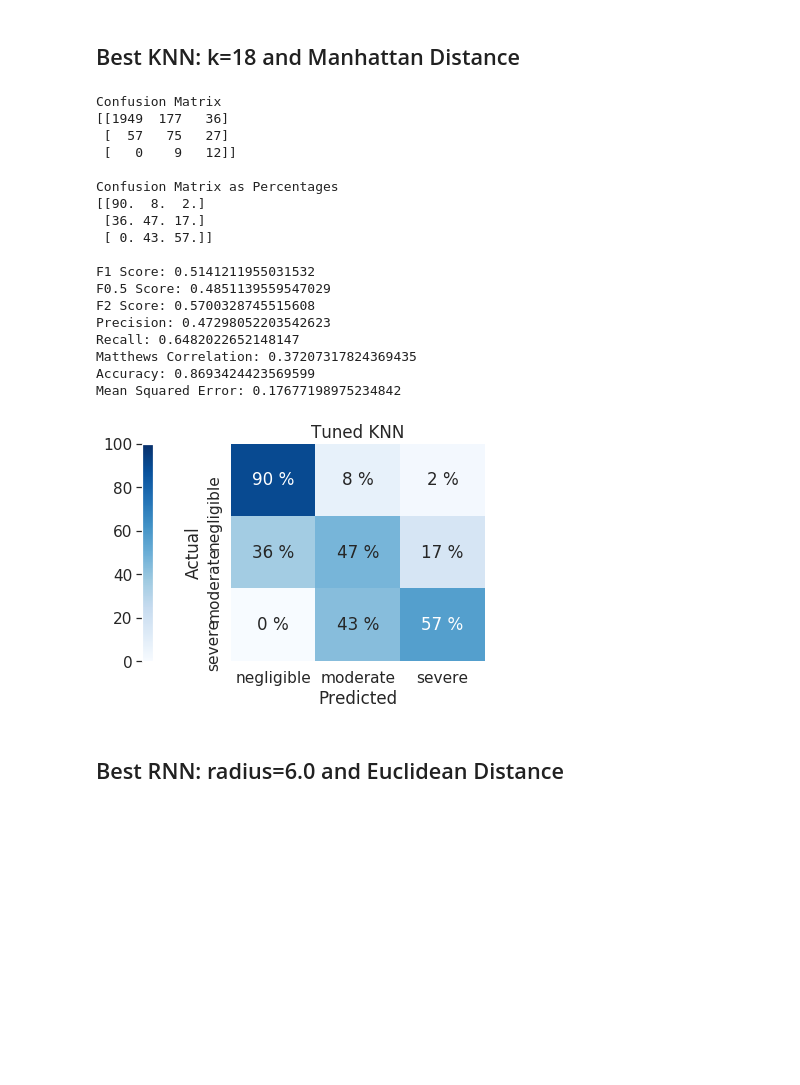
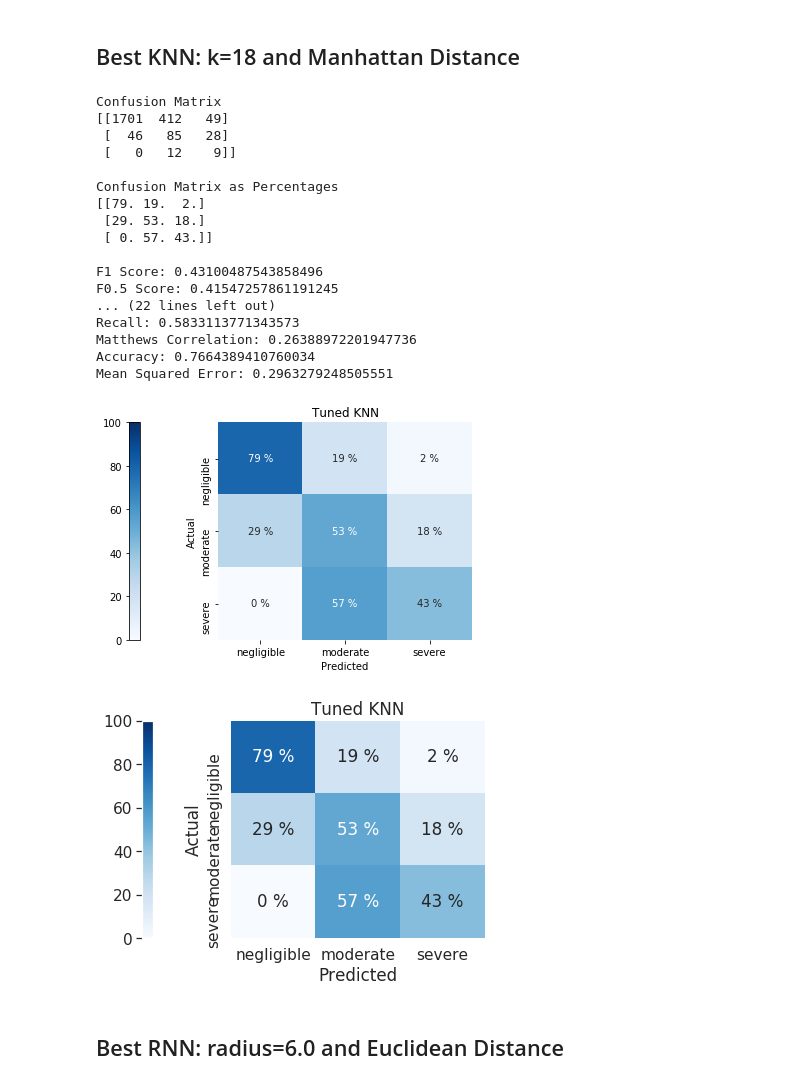
Before and after one commit to zaneddennis/tornado_v2, a Jupyter notebook: ZDD-Neighbors.ipynb, the cells around one changed output. Cells and saved outputs as stored; diff of their text form; code cells hidden in the pictures; blank space fills up the shorter version.

```diff
--- a/ZDD-Neighbors.ipynb
+++ b/ZDD-Neighbors.ipynb
@@ -81,8 +110,12 @@ def crossValidate(clf):
 # %%
+sm = SMOTE(sampling_strategy='not majority')
+X_train_balanced, y_train_balanced = sm.fit_resample(X, y.values.ravel())
+
+knn.fit(X_train_balanced, y_train_balanced)
+rnn.fit(X_train_balanced, y_train_balanced)
 for c in [knn, rnn]:
-    cm, f1, r = crossValidate(c)
-    cm = np.array([np.round(cm[i]/sum(cm[i]), 3) for i in range(len(cm))])
-    print(cm)
-    print(f1, r)
-    print()
+    #cm, f1, r = crossValidate(c)
+    #cm = np.array([np.round(cm[i]/sum(cm[i]), 3) for i in range(len(cm))])
+    y_pred = c.predict(X_val)
+    print(recall_score(y_pred, y_val, average="macro"))
 # %% [output]
@@ -103,11 +129,11 @@ for c in [knn, rnn]:
 # %%
 krange = range(1, 20)
 # %%
-"""for k in krange:
+for k in krange:
     print(k)
     for m in ["euclidean", "manhattan"]:
         knn = KNeighborsClassifier(n_neighbors=k, metric=m)
         cm, f1, recall = crossValidate(knn)
         cm = np.array([np.round(cm[i]/sum(cm[i]), 3) for i in range(len(cm))])
-        print(cm, f1, recall)"""
+        print(cm, f1, recall)
 # %% [output]
@@ -120,11 +162,11 @@ krange = range(1, 20)
 # %%
 rrange = np.arange(2.5, 12.0, 0.5)
 # %%
-"""for r in rrange:
+for r in rrange:
     print(r)
     for m in ["euclidean", "manhattan"]:
         rnn = RadiusNeighborsClassifier(outlier_label=0, radius=r, metric=m)
         cm, f1, recall = crossValidate(rnn)
         cm = np.array([np.round(cm[i]/sum(cm[i]), 3) for i in range(len(cm))])
-        print(cm, f1, recall)"""
+        print(cm, f1, recall)
 # %% [output]
@@ -199,32 +248,33 @@ def metrix(modelname, validation, predicted):
 # %%
 knn = KNeighborsClassifier(n_neighbors=18, metric="manhattan")
 
 sm = SMOTE(sampling_strategy='not majority')
 X_balanced, y_balanced = sm.fit_resample(X, y.values.ravel())
-rnn.fit(X_balanced, y_balanced.ravel())
+knn.fit(X_balanced, y_balanced.ravel())
 
-y_pred = rnn.predict(X_val)
+y_pred = knn.predict(X_val)
 metrix("Tuned KNN", y_val, y_pred)
+metrix("Tuned KNN", y_val, y_pred)
 # %% [output]
 Confusion Matrix
-[[1949  177   36]
- [  57   75   27]
- [   0    9   12]]
+[[1701  412   49]
+ [  46   85   28]
+ [   0   12    9]]
 
 Confusion Matrix as Percentages
-[[90.  8.  2.]
- [36. 47. 17.]
- [ 0. 43. 57.]]
+[[79. 19.  2.]
+ [29. 53. 18.]
+ [ 0. 57. 43.]]
 
-F1 Score: 0.5141211955031532
-F0.5 Score: 0.4851139559547029
-F2 Score: 0.5700328745515608
-Precision: 0.47298052203542623
-Recall: 0.6482022652148147
-Matthews Correlation: 0.37207317824369435
-Accuracy: 0.8693424423569599
-Mean Squared Error: 0.17677198975234842
+F1 Score: 0.43100487543858496
+F0.5 Score: 0.41547257861191245
+... (22 lines left out)
+Recall: 0.5833113771343573
+Matthews Correlation: 0.26388972201947736
+Accuracy: 0.7664389410760034
+Mean Squared Error: 0.2963279248505551
-[figure, old version]
+[figure, new version]
+[figure, added]
 # %% [markdown]
 ## Best RNN: radius=6.0 and Euclidean Distance
 # %%
```
Also changed, not shown: parts of 10 cells of this notebook.
